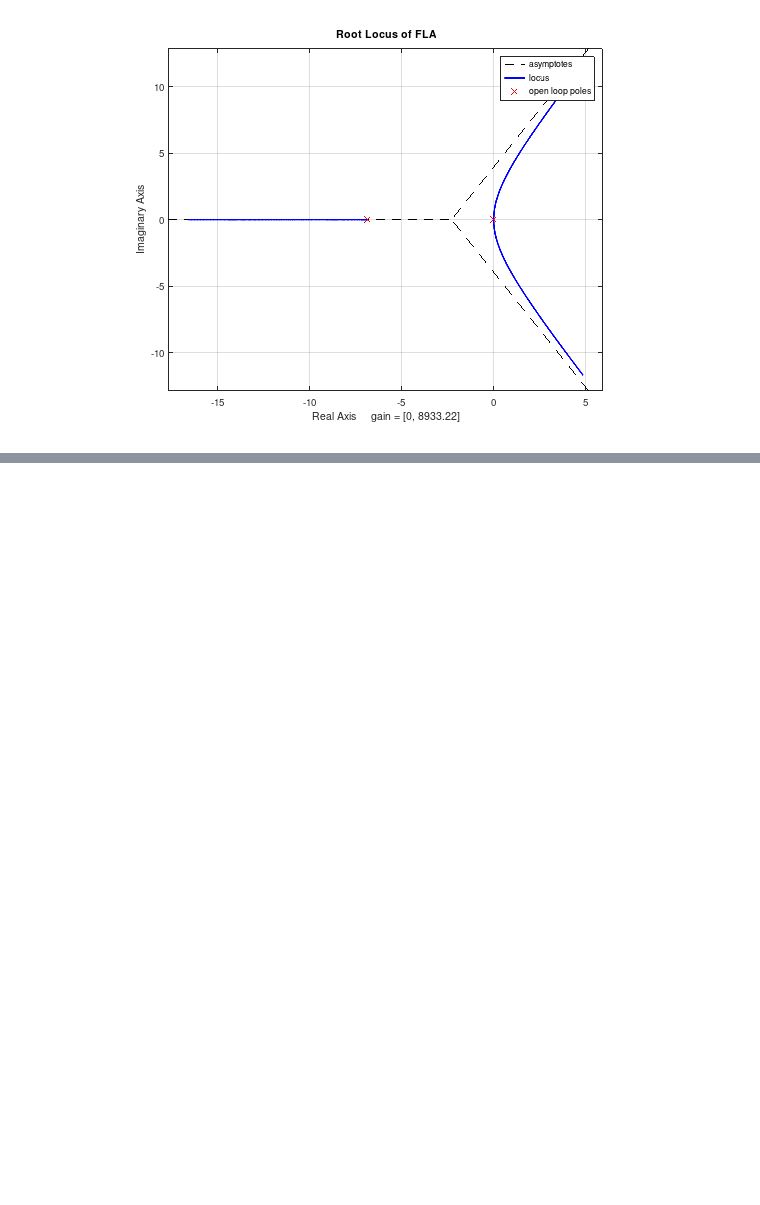
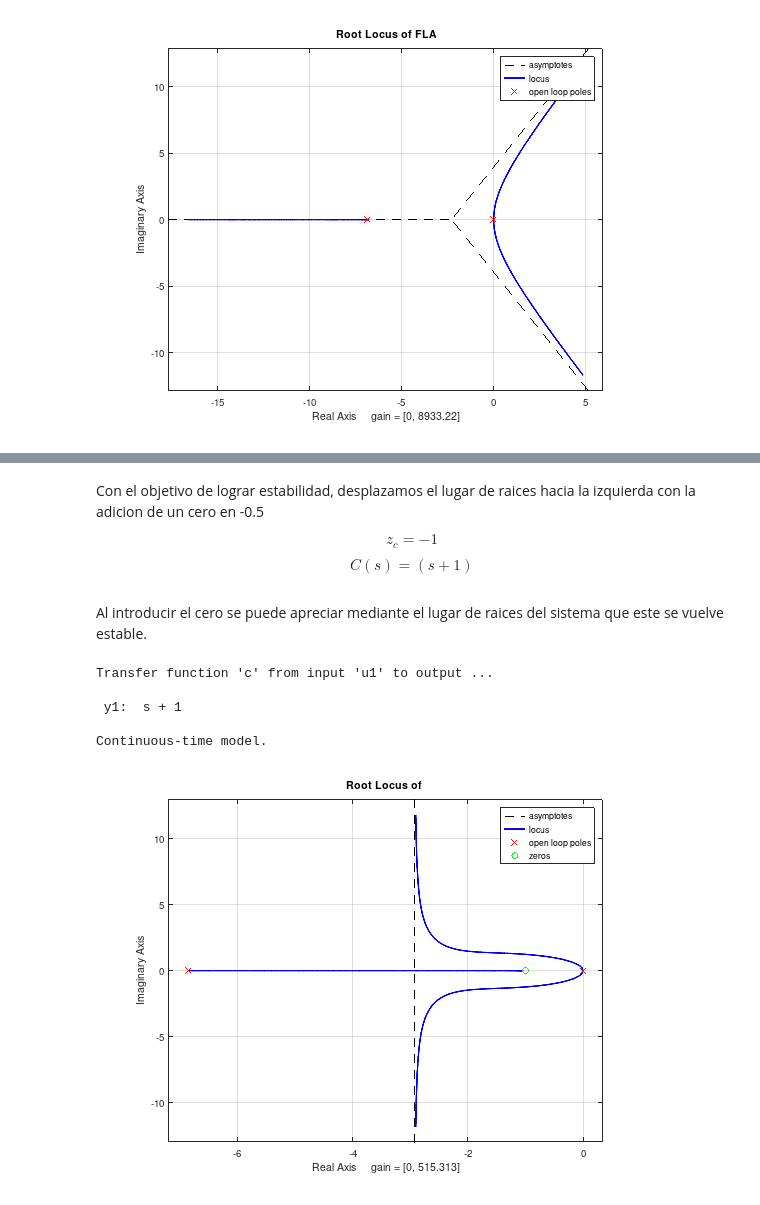
Before and after one commit to FGalvagno/altitude-control, a Jupyter notebook: notebook.ipynb, the cells around one changed output, grey strips where cells are left out. Drawn from its saved outputs; the diff is of its cells as text; code cells hidden in the pictures; blank space fills up the shorter version.

```diff
--- a/notebook.ipynb
+++ b/notebook.ipynb
@@ -72 +89,18 @@ $$ C(s) = (s+1) $$
+# %% [markdown]
+Con el objetivo de lograr estabilidad, desplazamos el lugar de raices hacia la izquierda con la adicion de un cero en -0.5
+
+$$ z_c = -1 $$
+$$ C(s) = (s+1) $$
+# %% [markdown]
+Al introducir el cero se puede apreciar mediante el lugar de raices del sistema que este se vuelve estable.
+# %%
+c = tf([1 1],[1])
+rlocus(FLA*c)
+# %% [output]
+Transfer function 'c' from input 'u1' to output ...
+
+ y1:  s + 1
+
+Continuous-time model.
+[figure, added]
 # %%
```
Also changed, not shown: parts of 7 cells of this notebook, 1 other file.
